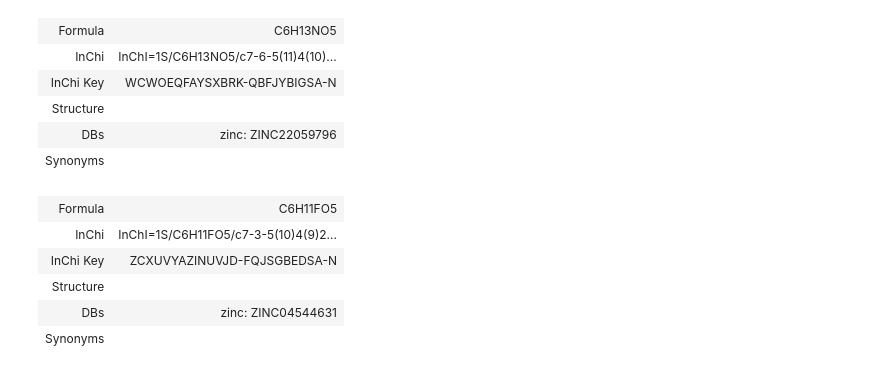
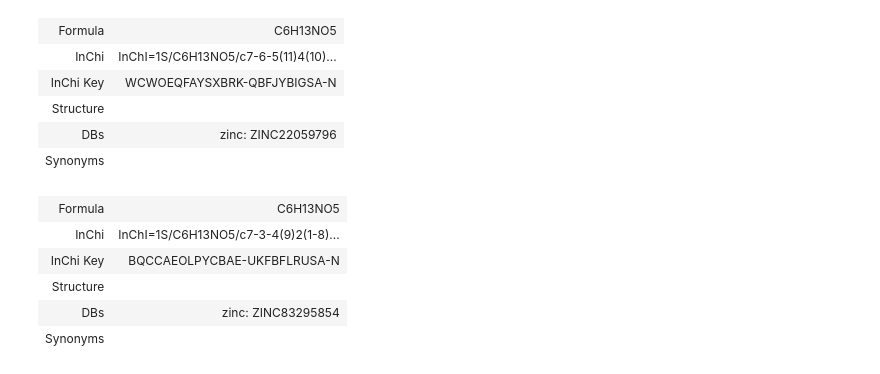
Before and after one commit to pascalaldo/marsi, a Jupyter notebook: notebooks/2.2 Find analogs for target.ipynb, the cells around one changed output. Saved outputs shown, nothing was run; the diff lists cells and outputs as text; code cells hidden in the pictures.

```diff
--- a/notebooks/2.2 Find analogs for target.ipynb
+++ b/notebooks/2.2 Find analogs for target.ipynb
@@ -68,11 +68,11 @@ Metabolite.get('WCWOEQFAYSXBRK-QBFJYBIGSA-N')
 | DBs | zinc: ZINC22059796 |
 | Synonyms |  |
 # %%
-Metabolite.get('ZCXUVYAZINUVJD-FQJSGBEDSA-N')
+Metabolite.get('BQCCAEOLPYCBAE-UKFBFLRUSA-N')
 # %% [output]
-| Formula | C6H11FO5 |
-| InChi | InChI=1S/C6H11FO5/c7-3-5(10)4(9)2... |
-| InChi Key | ZCXUVYAZINUVJD-FQJSGBEDSA-N |
+| Formula | C6H13NO5 |
+| InChi | InChI=1S/C6H13NO5/c7-3-4(9)2(1-8)... |
+| InChi Key | BQCCAEOLPYCBAE-UKFBFLRUSA-N |
 | Structure |  |
-| DBs | zinc: ZINC04544631 |
+| DBs | zinc: ZINC83295854 |
 | Synonyms |  |
```
Also changed, not shown: parts of 1 cell of this notebook, 2 other files.
